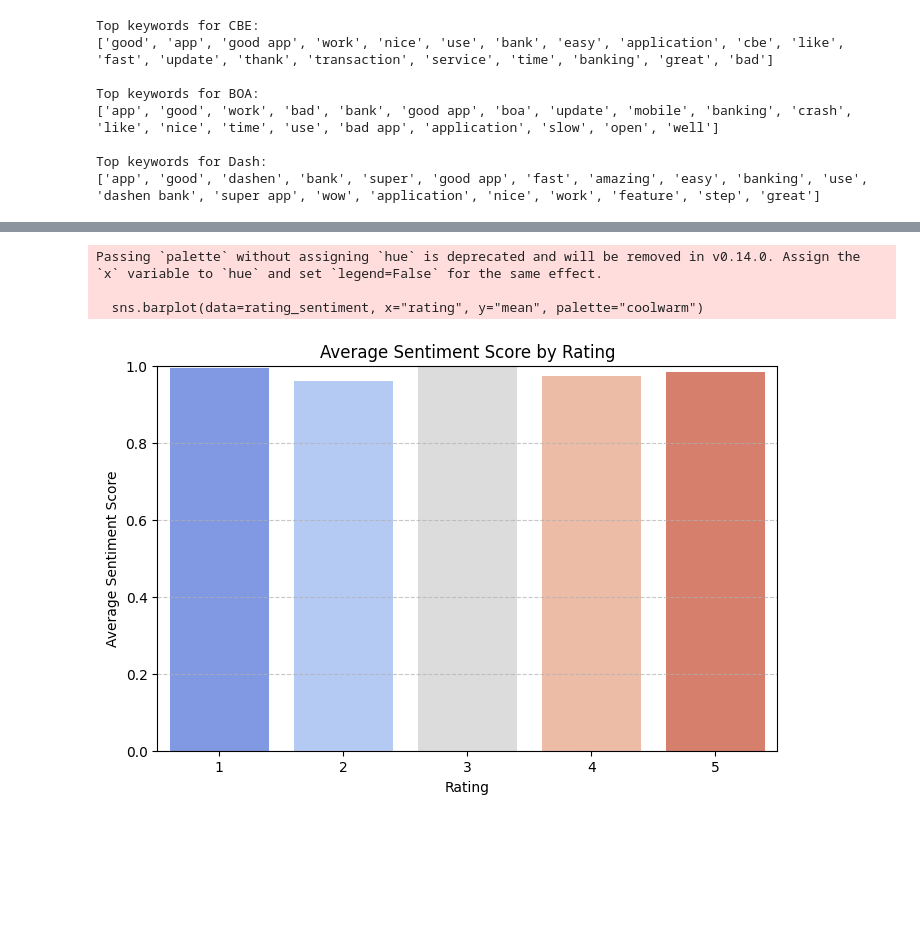
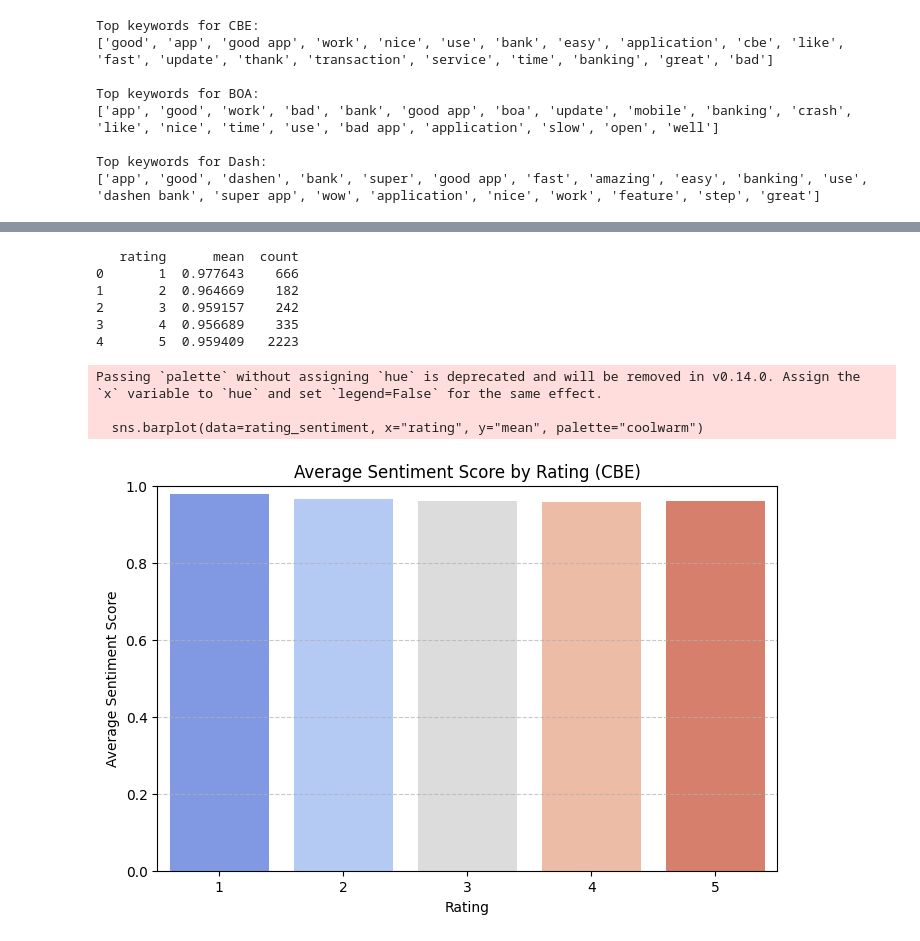
Before and after one commit to sami4Teferi/EthiopianFintechAnalysis, a Jupyter notebook: notebooks/Sentiment_Thematic.ipynb, the cells around one changed output, grey strips where cells are left out. Drawn from its saved outputs; the diff is of its cells as text; code cells hidden in the pictures; blank space fills up the shorter version.

```diff
--- a/notebooks/Sentiment_Thematic.ipynb
+++ b/notebooks/Sentiment_Thematic.ipynb
@@ -48,3 +42,5 @@ for bank, df in bank_dfs.items():
 | 0 | love | 3 | 2025-06-06 | Dashen | Telegram | Dashen |
 | 1 | መቸሸጠ | 5 | 2025-06-03 | Dashen | Telegram | Dashen |
 | 2 | wow | 5 | 2025-06-03 | Dashen | Telegram | Dashen |
+# %%
+sentiment_model = pipeline("sentiment-analysis", model="distilbert-base-uncased-finetuned-sst-2-english", device=-1)  # device=-1 forces CPU
@@ -123,9 +114,10 @@ Name: count, dtype: int64
 # %%
-nlp = spacy.load("en_core_web_sm")
-
 def preprocess_text(text):
     doc = nlp(text.lower())
     tokens = [token.lemma_ for token in doc if not token.is_stop and token.is_alpha]
     return " ".join(tokens)
+
+# Example: preprocess for CBE dataset (you can do for others similarly)
+df = bank_dfs['CBE']  # just working on CBE here, you can loop for others too
 df["processed_review"] = df["review_text"].apply(preprocess_text)
 # %%
@@ -150,16 +135,24 @@ print(rating_sentiment)
 # %%
+rating_sentiment = df.groupby("rating")["sentiment_score"].agg(['mean', 'count']).reset_index()
+print(rating_sentiment)
 
-
+# Step 13: Barplot of average sentiment score by rating
 plt.figure(figsize=(8,5))
 sns.barplot(data=rating_sentiment, x="rating", y="mean", palette="coolwarm")
-plt.title("Average Sentiment Score by Rating")
+plt.title("Average Sentiment Score by Rating (CBE)")
 plt.xlabel("Rating")
 plt.ylabel("Average Sentiment Score")
-plt.ylim(0, 1)  # if your sentiment score is normalized
+plt.ylim(0, 1)  # Adjust if sentiment score range differs
 plt.grid(axis='y', linestyle='--', alpha=0.7)
 plt.show()
 # %% [output]
-Passing `palette` without assigning `hue` is deprecated and will be removed in v0.14.0. Assign the `x` variable to `hue` and set `legend=False` for the same effect.
-
-  sns.barplot(data=rating_sentiment, x="rating", y="mean", palette="coolwarm")
+   rating      mean  count
+0       1  0.977643    666
+1       2  0.964669    182
+2       3  0.959157    242
+3       4  0.956689    335
+4       5  0.959409   2223
+Passing `palette` without assigning `hue` is deprecated and will be removed in v0.14.0. Assign the `x` variable to `hue` and set `legend=False` for the same effect.
+
+  sns.barplot(data=rating_sentiment, x="rating", y="mean", palette="coolwarm")
-[figure, old version]
+[figure, new version]
```
Also changed, not shown: parts of 13 cells of this notebook, 1 other file.
